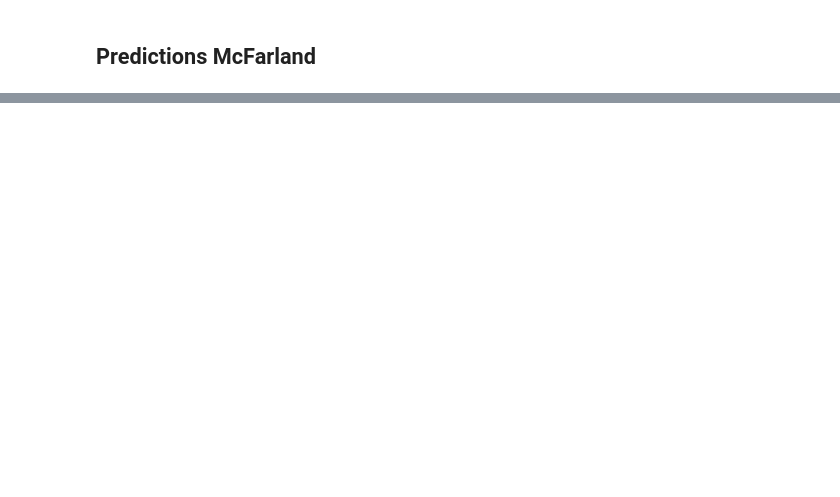
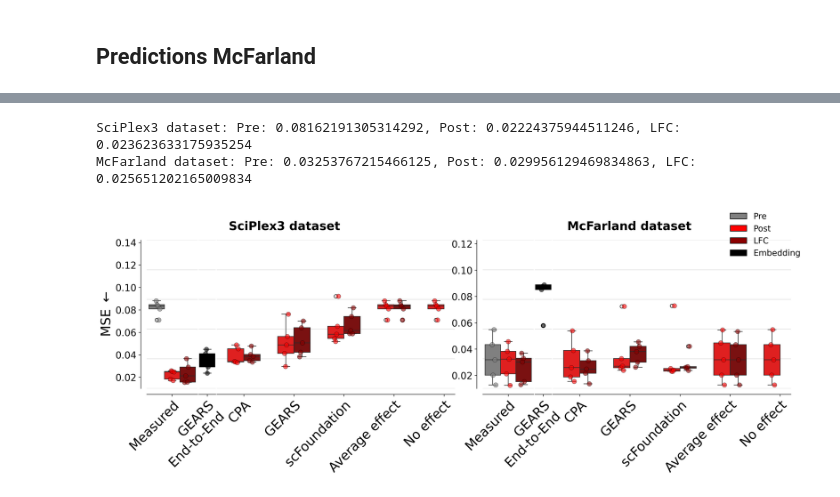
Before and after one commit to NiekBrouwer98/drug-response-prediction-with-PRMs-paper, a Jupyter notebook: scripts/04_predict_drug_response/create_figures_predictions.ipynb, the cells around one changed output, grey strips where cells are left out. Cells and saved outputs as stored; diff of their text form; code cells hidden in the pictures; blank space fills up the shorter version.

```diff
--- a/scripts/04_predict_drug_response/create_figures_predictions.ipynb
+++ b/scripts/04_predict_drug_response/create_figures_predictions.ipynb
@@ -525,4 +686,7 @@ array(['observed', 'CPA_predicted', 'no_effect', 'average_effect'],
 # %%
 mcfarland_pearson_results = compute_pearson(predictions_AUC)
 mcfarland_pearson_results['trained_on'] = np.where(mcfarland_pearson_results['test_set'] == 'Measured', 'Measured', 'Predicted')
+
+mcfarland_mse_results = compute_mse(predictions_AUC)
+mcfarland_mse_results['trained_on'] = np.where(mcfarland_mse_results['test_set'] == 'Measured', 'Measured', 'Predicted')
 # %%
@@ -552,3 +719,30 @@ Pre: 0.05572128045875365, Post: 0.3299392977513789, LFC: 0.44150487617874445
+# %%
+fig, axes = plot_sensitvity_predictions(
+    metric='mse',
+    plot_text=False,
+    plot_legend=True,
+    datasets=[
+        {
+            'results': sciplex_mse_results,
+            'label': 'SciPlex3 dataset',
+            'plot_end_to_end': True,
+        },
+        {
+            'results': mcfarland_mse_results,
+            'label': 'McFarland dataset',
+            'plot_end_to_end': True,
+        },
+    ],
+)
+fig.savefig(
+    os.path.join(figures_dir, 'predictions_with_predicted_profiles_mse_combined.pdf'),
+    bbox_inches='tight',
+)
+plt.show()
+# %% [output]
+SciPlex3 dataset: Pre: 0.08162191305314292, Post: 0.02224375944511246, LFC: 0.023623633175935254
+McFarland dataset: Pre: 0.03253767215466125, Post: 0.029956129469834863, LFC: 0.025651202165009834
+[figure, added]
 # %%
 def top_k_percent_overlap(pred, true, percent=10):
     """Compute overlap in the top k% (default 10%) between pred and true (both pd.Series)."""
```
Also changed, not shown: parts of 17 cells of this notebook, 12 other files.
